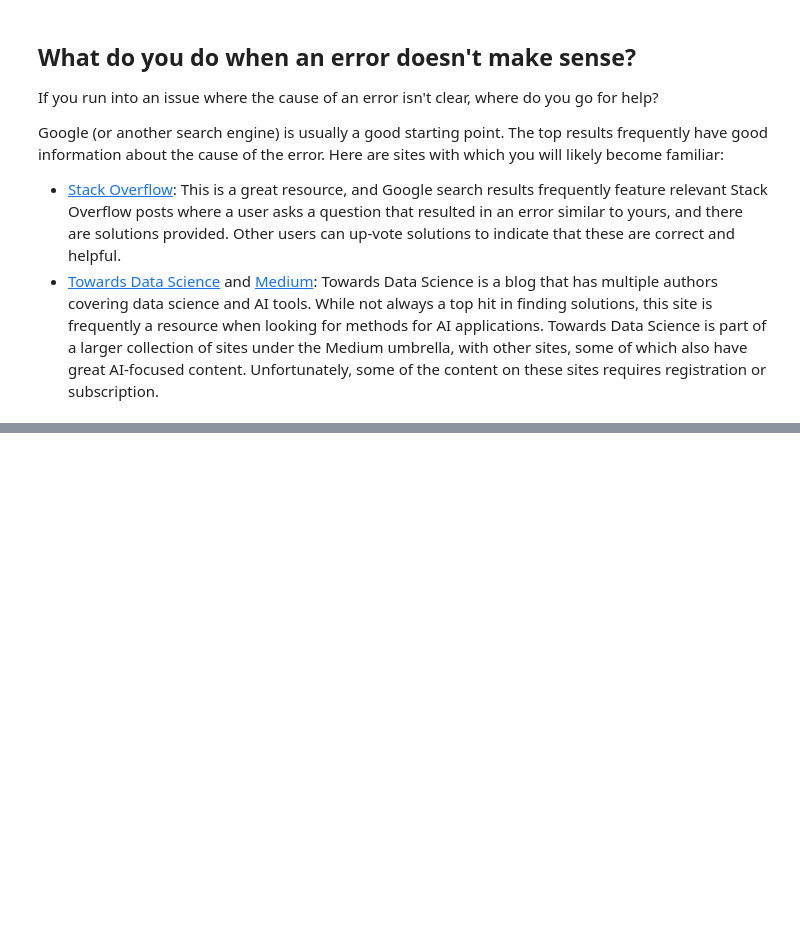
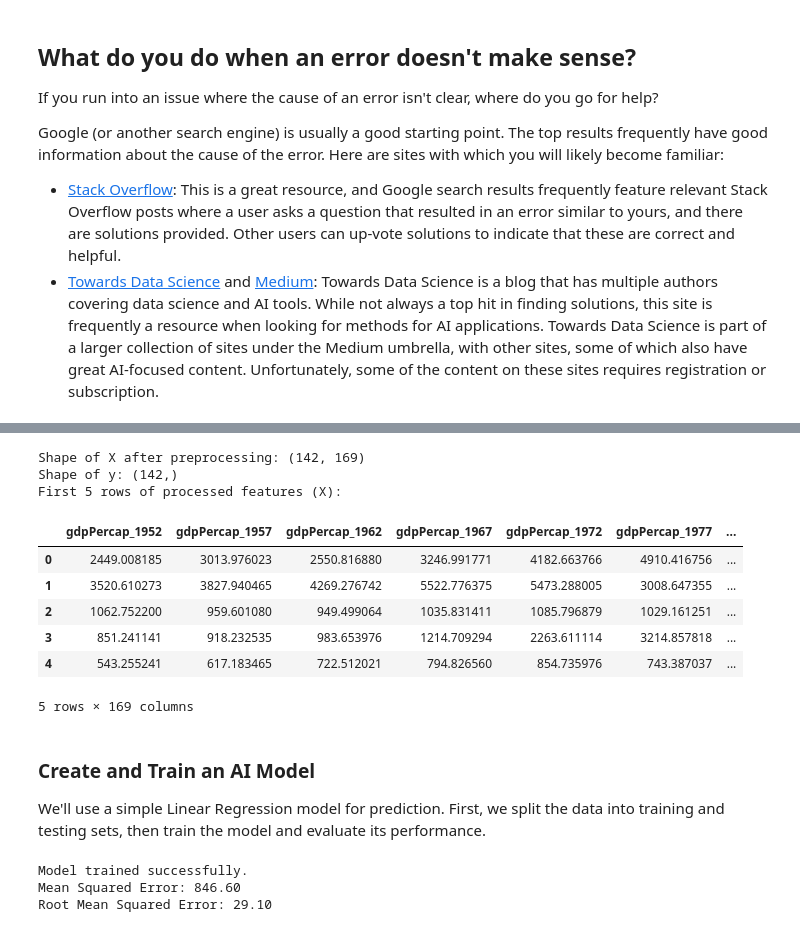
Before and after one commit to Tristyn-Garza/python-for-ai, a Jupyter notebook: 03_copy_what_went_wrong.ipynb, the cells around one changed output, grey strips where cells are left out. Cells and saved outputs as stored; diff of their text form; code cells hidden in the pictures; blank space fills up the shorter version.

```diff
--- a/03_copy_what_went_wrong.ipynb
+++ b/03_copy_what_went_wrong.ipynb
@@ -118,0 +173,60 @@ Google (or another search engine) is usually a good starting point. The top resu
+# %%
+# Define the target variable (y)
+y = df['lifeExp_2007']
+
+# Identify columns to drop: all 'lifeExp' columns and the target itself
+lifeexp_cols = [col for col in df.columns if col.startswith('lifeExp')]
+columns_to_drop = lifeexp_cols # + ['country', 'continent'] if you want to drop them for a simpler model
+
+# Prepare features (X) by dropping the identified columns and handling categorical data
+X = df.drop(columns=columns_to_drop)
+
+# Handle categorical features using one-hot encoding
+X = pd.get_dummies(X, columns=['continent', 'country'], drop_first=True)
+
+print("Shape of X after preprocessing:", X.shape)
+print("Shape of y:", y.shape)
+
+# Display first few rows of processed X
+print("First 5 rows of processed features (X):")
+display(X.head())
+# %% [output]
+Shape of X after preprocessing: (142, 169)
+Shape of y: (142,)
+First 5 rows of processed features (X):
+|  | gdpPercap_1952 | gdpPercap_1957 | gdpPercap_1962 | gdpPercap_1967 | gdpPercap_1972 | gdpPercap_1977 | ... |
+| 0 | 2449.008185 | 3013.976023 | 2550.816880 | 3246.991771 | 4182.663766 | 4910.416756 | ... |
+| 1 | 3520.610273 | 3827.940465 | 4269.276742 | 5522.776375 | 5473.288005 | 3008.647355 | ... |
+| 2 | 1062.752200 | 959.601080 | 949.499064 | 1035.831411 | 1085.796879 | 1029.161251 | ... |
+| 3 | 851.241141 | 918.232535 | 983.653976 | 1214.709294 | 2263.611114 | 3214.857818 | ... |
+| 4 | 543.255241 | 617.183465 | 722.512021 | 794.826560 | 854.735976 | 743.387037 | ... |
+5 rows × 169 columns
+# %% [markdown]
+### Create and Train an AI Model
+
+We'll use a simple Linear Regression model for prediction. First, we split the data into training and testing sets, then train the model and evaluate its performance.
+# %%
+# Split the data into training and testing sets
+X_train, X_test, y_train, y_test = train_test_split(X, y, test_size=0.2, random_state=42)
+
+# Create a Linear Regression model
+model = LinearRegression()
+
+# Train the model
+model.fit(X_train, y_train)
+
+print("Model trained successfully.")
+
+# Make predictions on the test set
+y_pred = model.predict(X_test)
+
+# Evaluate the model
+mse = mean_squared_error(y_test, y_pred)
+rmse = np.sqrt(mse)
+
+print(f"Mean Squared Error: {mse:.2f}")
+print(f"Root Mean Squared Error: {rmse:.2f}")
+# %% [output]
+Model trained successfully.
+Mean Squared Error: 846.60
+Root Mean Squared Error: 29.10
```
Also changed, not shown: parts of 4 cells of this notebook.
